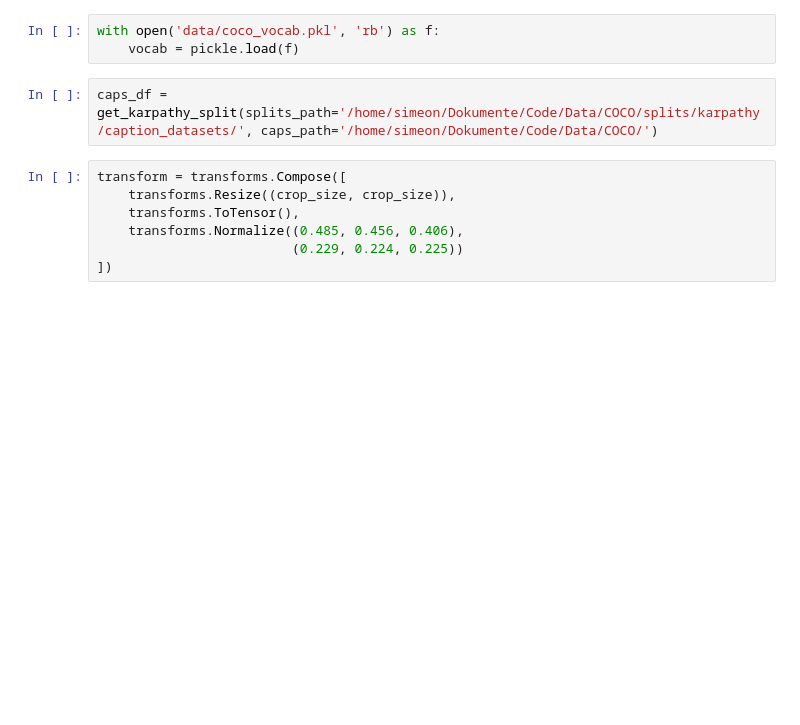
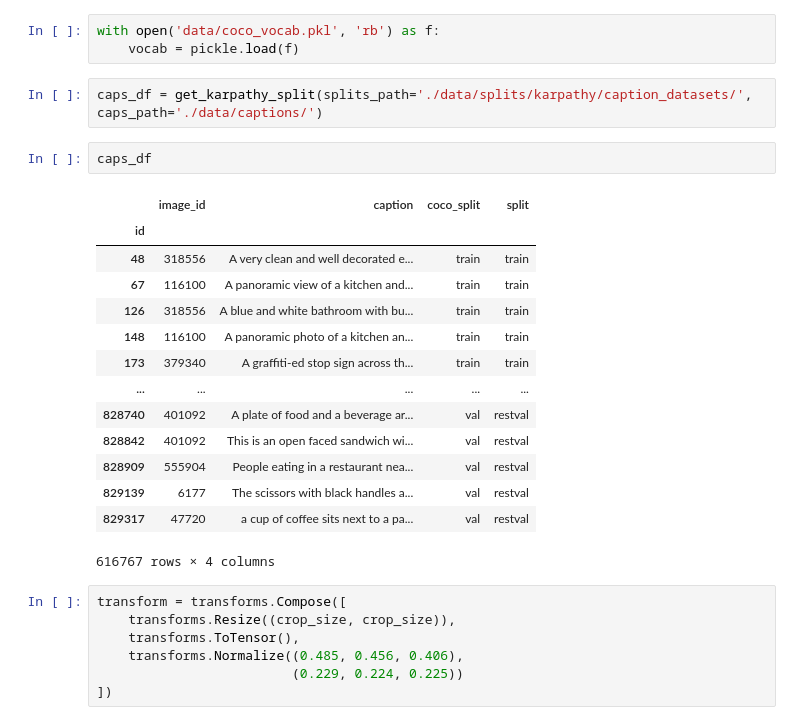
Before and after one commit to simeonschuez/Adaptive, a Jupyter notebook: dataloader_test.ipynb, the cells around one changed output. Cells and saved outputs as stored; diff of their text form; blank space fills up the shorter version.

```diff
--- a/dataloader_test.ipynb
+++ b/dataloader_test.ipynb
@@ -20,7 +20,24 @@ image_dir='/home/simeon/Dokumente/Code/Data/COCO/'
 with open('data/coco_vocab.pkl', 'rb') as f:
     vocab = pickle.load(f)
 # %%
-caps_df = get_karpathy_split(splits_path='/home/simeon/Dokumente/Code/Data/COCO/splits/karpathy/caption_datasets/', caps_path='/home/simeon/Dokumente/Code/Data/COCO/')
+caps_df = get_karpathy_split(splits_path='./data/splits/karpathy/caption_datasets/', caps_path='./data/captions/')
+# %%
+caps_df
+# %% [output]
+|  | image_id | caption | coco_split | split |
+| id |  |  |  |  |
+| 48 | 318556 | A very clean and well decorated e... | train | train |
+| 67 | 116100 | A panoramic view of a kitchen and... | train | train |
+| 126 | 318556 | A blue and white bathroom with bu... | train | train |
+| 148 | 116100 | A panoramic photo of a kitchen an... | train | train |
+| 173 | 379340 | A graffiti-ed stop sign across th... | train | train |
+| ... | ... | ... | ... | ... |
+| 828740 | 401092 | A plate of food and a beverage ar... | val | restval |
+| 828842 | 401092 | This is an open faced sandwich wi... | val | restval |
+| 828909 | 555904 | People eating in a restaurant nea... | val | restval |
+| 829139 | 6177 | The scissors with black handles a... | val | restval |
+| 829317 | 47720 | a cup of coffee sits next to a pa... | val | restval |
+616767 rows × 4 columns
 # %%
 transform = transforms.Compose([
     transforms.Resize((crop_size, crop_size)),
```
Also changed, not shown: 5 other files.
